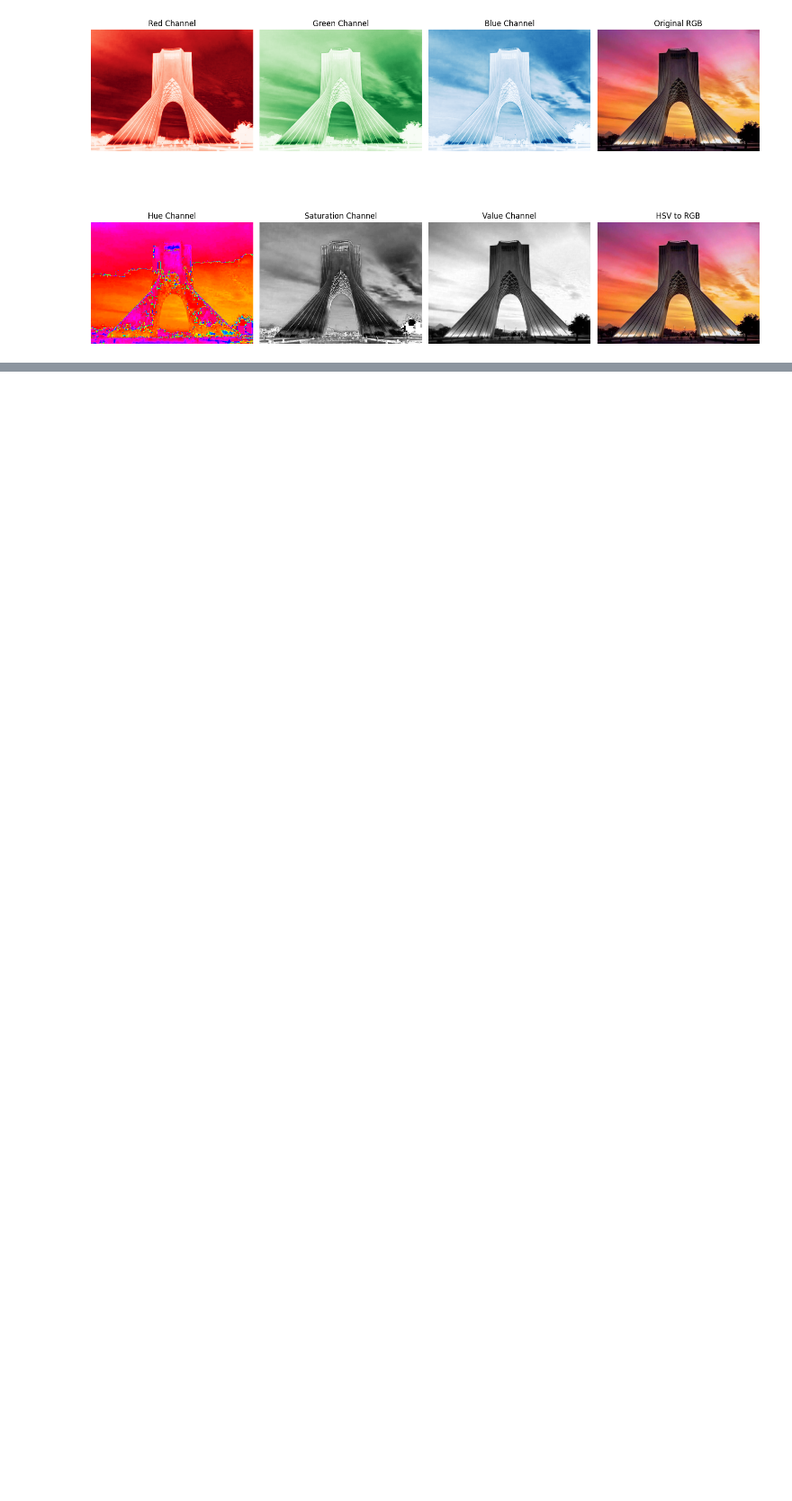
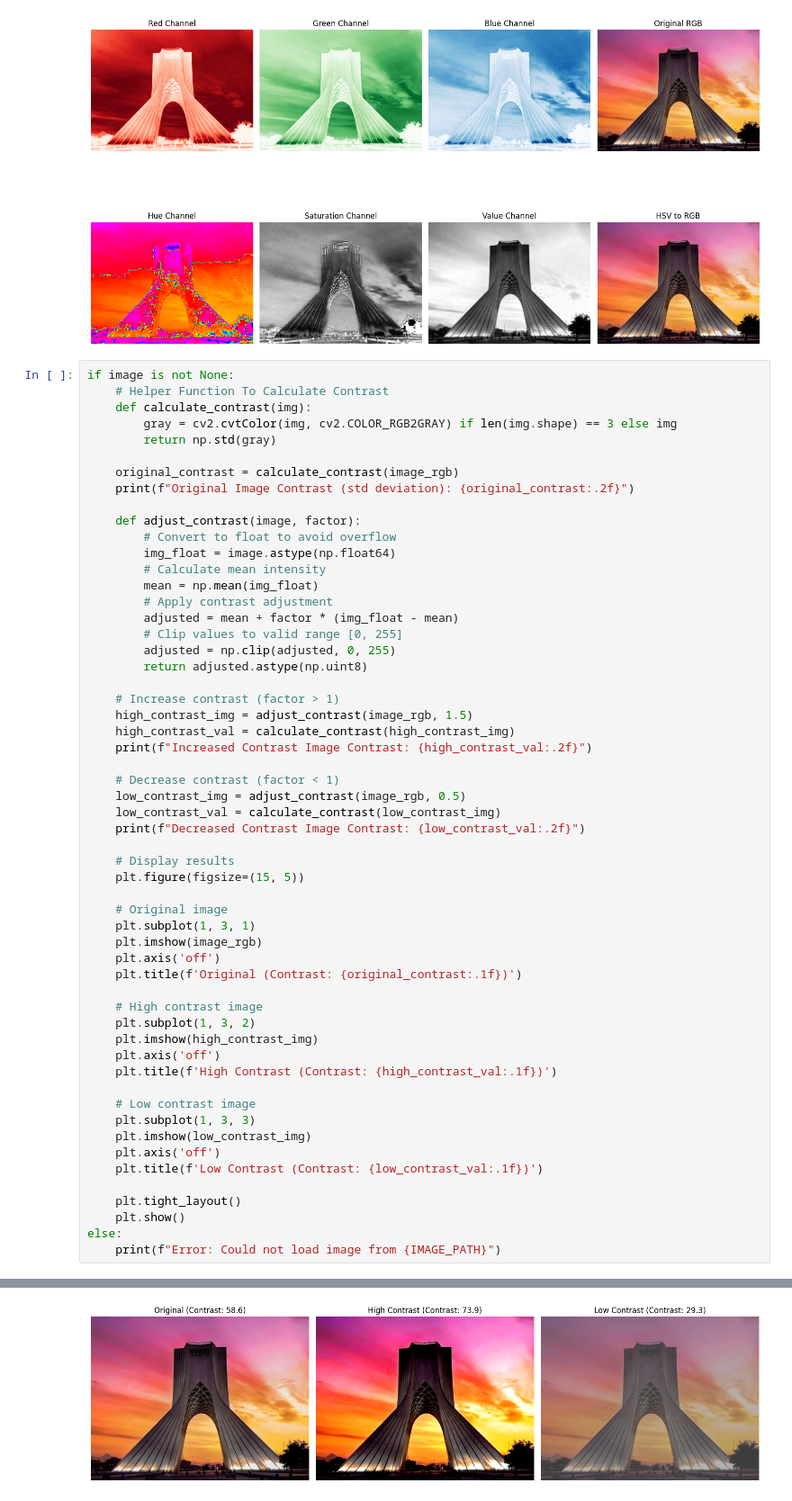
Before and after one commit to nava128/proyecto-openCV-nava2026, a Jupyter notebook: CA1/main.ipynb, the cells around one changed output, grey strips where cells are left out. Shown at 90% size. Saved outputs shown, nothing was run; the diff lists cells and outputs as text; blank space fills up the shorter version.

```diff
--- a/CA1/main.ipynb
+++ b/CA1/main.ipynb
@@ -230,3 +231,60 @@ else:
     print(f"Error: Could not load image from {IMAGE_PATH}")
 # %% [output]
 [figure]
+# %%
+if image is not None:
+    # Helper Function To Calculate Contrast
+    def calculate_contrast(img):
+        gray = cv2.cvtColor(img, cv2.COLOR_RGB2GRAY) if len(img.shape) == 3 else img
+        return np.std(gray)
+
+    original_contrast = calculate_contrast(image_rgb)
+    print(f"Original Image Contrast (std deviation): {original_contrast:.2f}")
+
+    def adjust_contrast(image, factor):
+        # Convert to float to avoid overflow
+        img_float = image.astype(np.float64)
+        # Calculate mean intensity
+        mean = np.mean(img_float)
+        # Apply contrast adjustment
+        adjusted = mean + factor * (img_float - mean)
+        # Clip values to valid range [0, 255]
+        adjusted = np.clip(adjusted, 0, 255)
+        return adjusted.astype(np.uint8)
+
+    # Increase contrast (factor > 1)
+    high_contrast_img = adjust_contrast(image_rgb, 1.5)
+    high_contrast_val = calculate_contrast(high_contrast_img)
+    print(f"Increased Contrast Image Contrast: {high_contrast_val:.2f}")
+
+    # Decrease contrast (factor < 1)
+    low_contrast_img = adjust_contrast(image_rgb, 0.5)
+    low_contrast_val = calculate_contrast(low_contrast_img)
+    print(f"Decreased Contrast Image Contrast: {low_contrast_val:.2f}")
+
+    # Display results
+    plt.figure(figsize=(15, 5))
+
+    # Original image
+    plt.subplot(1, 3, 1)
+    plt.imshow(image_rgb)
+    plt.axis('off')
+    plt.title(f'Original (Contrast: {original_contrast:.1f})')
+
+    # High contrast image
+    plt.subplot(1, 3, 2)
+    plt.imshow(high_contrast_img)
+    plt.axis('off')
+    plt.title(f'High Contrast (Contrast: {high_contrast_val:.1f})')
+
+    # Low contrast image
+    plt.subplot(1, 3, 3)
+    plt.imshow(low_contrast_img)
+    plt.axis('off')
+    plt.title(f'Low Contrast (Contrast: {low_contrast_val:.1f})')
+
+    plt.tight_layout()
+    plt.show()
+else:
+    print(f"Error: Could not load image from {IMAGE_PATH}")
+# %% [output]
@@ -232,0 +294 @@ else:
+[figure, added]
```
Also changed, not shown: parts of 5 cells of this notebook.
